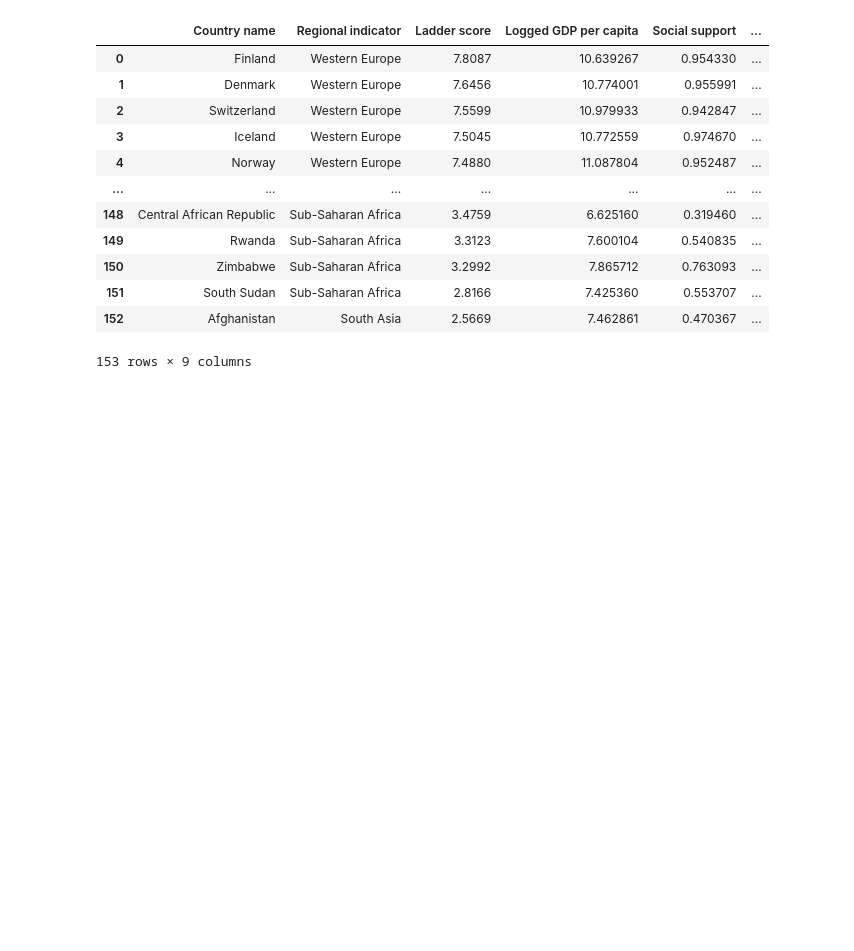
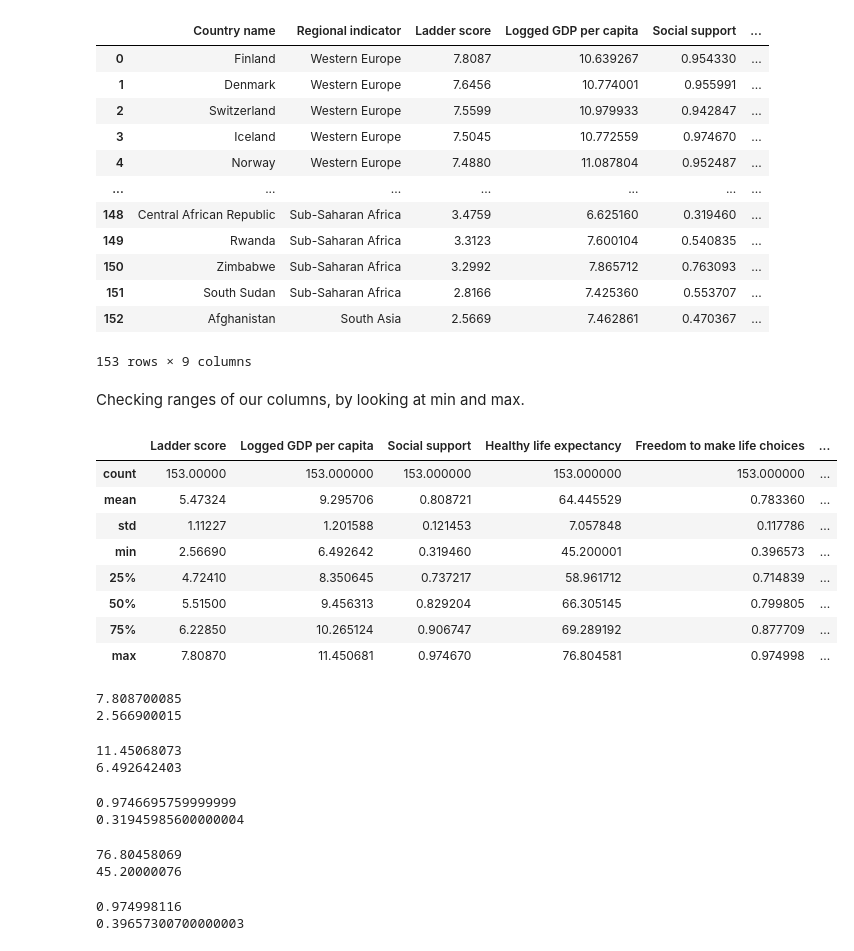
Before and after one commit to radekv23/rwp, a Jupyter notebook: WHR.ipynb, the cells around one changed output. Saved outputs shown, nothing was run; the diff lists cells and outputs as text; code cells hidden in the pictures; blank space fills up the shorter version.

```diff
--- a/WHR.ipynb
+++ b/WHR.ipynb
@@ -111,3 +117,47 @@ whr20
 | 151 | South Sudan | Sub-Saharan Africa | 2.8166 | 7.425360 | 0.553707 | ... |
 | 152 | Afghanistan | South Asia | 2.5669 | 7.462861 | 0.470367 | ... |
 153 rows × 9 columns
+# %% [markdown]
+Checking ranges of our columns, by looking at min and max.
+# %%
+whr20.describe()
+# %% [output]
+|  | Ladder score | Logged GDP per capita | Social support | Healthy life expectancy | Freedom to make life choices | ... |
+| count | 153.00000 | 153.000000 | 153.000000 | 153.000000 | 153.000000 | ... |
+| mean | 5.47324 | 9.295706 | 0.808721 | 64.445529 | 0.783360 | ... |
+| std | 1.11227 | 1.201588 | 0.121453 | 7.057848 | 0.117786 | ... |
+| min | 2.56690 | 6.492642 | 0.319460 | 45.200001 | 0.396573 | ... |
+| 25% | 4.72410 | 8.350645 | 0.737217 | 58.961712 | 0.714839 | ... |
+| 50% | 5.51500 | 9.456313 | 0.829204 | 66.305145 | 0.799805 | ... |
+| 75% | 6.22850 | 10.265124 | 0.906747 | 69.289192 | 0.877709 | ... |
+| max | 7.80870 | 11.450681 | 0.974670 | 76.804581 | 0.974998 | ... |
+# %%
+print(whr20['Ladder score'].max())
+print(whr20['Ladder score'].min())
+# %% [output]
+7.808700085
+2.566900015
+# %%
+print(whr20['Logged GDP per capita'].max())
+print(whr20['Logged GDP per capita'].min())
+# %% [output]
+11.45068073
+6.492642403
+# %%
+print(whr20['Social support'].max())
+print(whr20['Social support'].min())
+# %% [output]
+0.9746695759999999
+0.31945985600000004
+# %%
+print(whr20['Healthy life expectancy'].max())
+print(whr20['Healthy life expectancy'].min())
+# %% [output]
+76.80458069
+45.20000076
+# %%
+print(whr20['Freedom to make life choices'].max())
+print(whr20['Freedom to make life choices'].min())
+# %% [output]
+0.974998116
+0.39657300700000003
```
Also changed, not shown: parts of 8 cells of this notebook.
